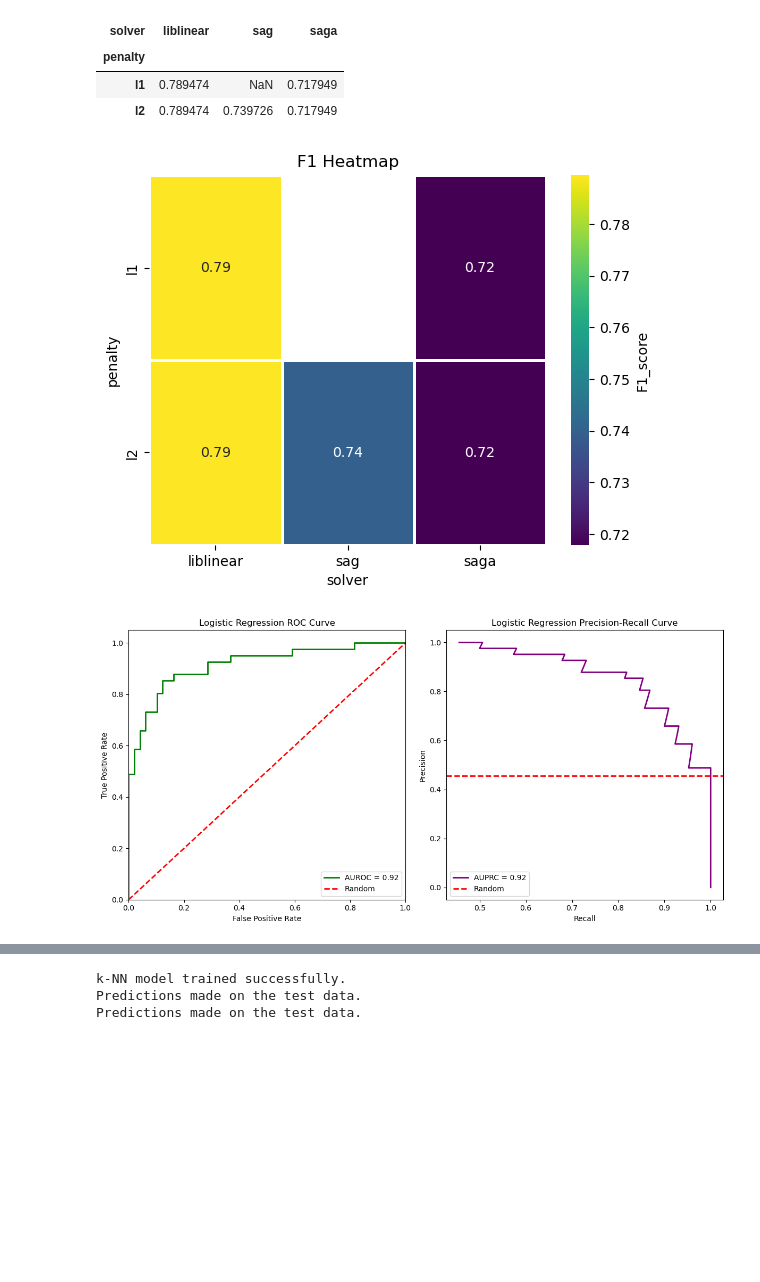
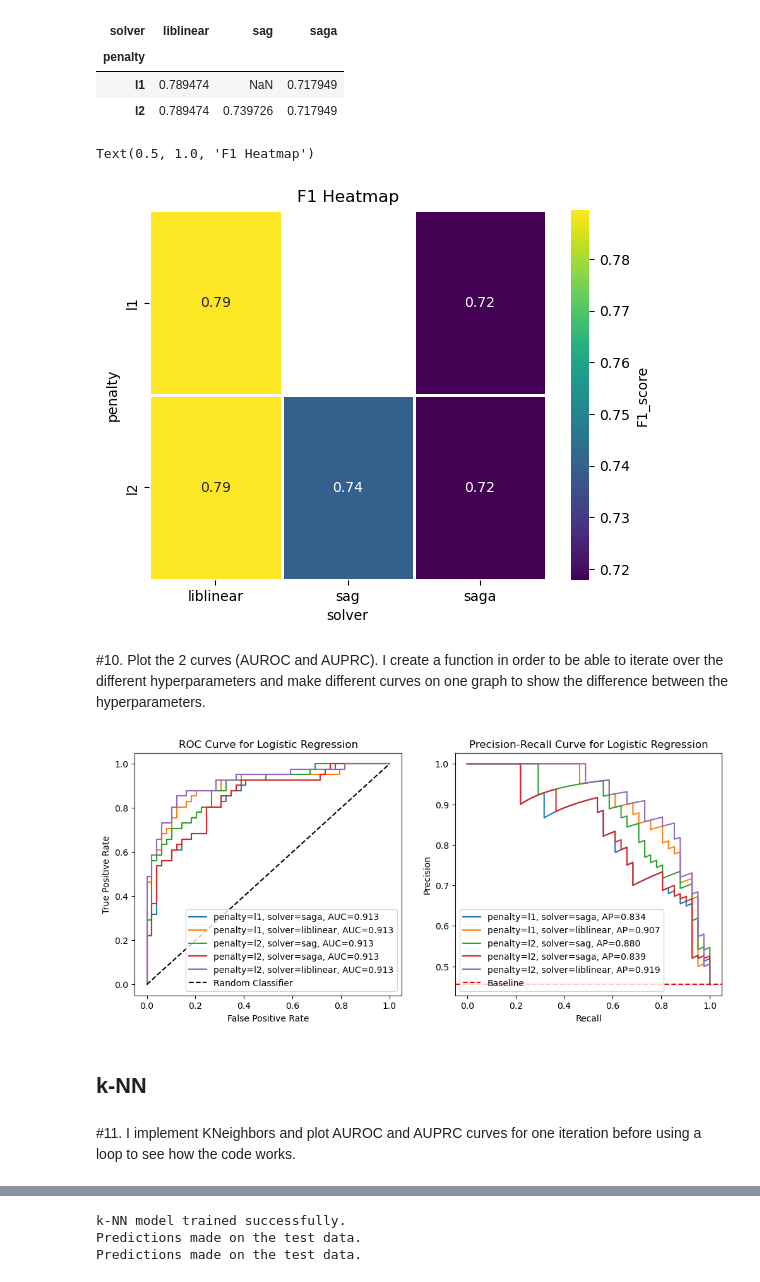
Before and after one commit to aleksandra-maciruta/BINF5507, a Jupyter notebook: Assignment_2/Scripts/main.ipynb, the cells around one changed output, grey strips where cells are left out. Cells and saved outputs as stored; diff of their text form; code cells hidden in the pictures; blank space fills up the shorter version.

```diff
--- a/Assignment_2/Scripts/main.ipynb
+++ b/Assignment_2/Scripts/main.ipynb
@@ -395,7 +417,9 @@ penalty_solvers = [
     if not (penalty == 'elasticnet' and solver in ['sag', 'saga', 'liblinear'])  # 'elasticnet' does not support these
 ]
 # %%
+# Make a loop that loops over the different hyperparameters. In the end you should have lists for all the visualizing you need.
 acc, f1, auroc, auprc = [], [], [], []
+precision_list, recall_list, avg_precision_list, roc_auc_list, fpr_list, tpr_list = [], [], [], [], [], []
 
 for (a, b) in penalty_solvers:
     try:
@@ -406,19 +430,24 @@ for (a, b) in penalty_solvers:
 
         ACC = sklearn.metrics.accuracy_score(y_test, y_pred)
         F1 = sklearn.metrics.f1_score(y_test, y_pred)
-
-        fpr, tpr, _ = sklearn.metrics.roc_curve(y_test, y_scores)
+        FPR, TPR, _ = sklearn.metrics.roc_curve(y_test, y_scores)
         AUROC = sklearn.metrics.auc(fpr, tpr)
 
         precision, recall, _ = sklearn.metrics.precision_recall_curve(y_test, y_scores)
         AUPRC = sklearn.metrics.auc(recall, precision)  # Correct order
+        avg_precision = sklearn.metrics.average_precision_score(y_test, y_scores)
 
         acc.append((a, b, ACC))
-
         f1.append((a, b, F1))
-
         auroc.append((a, b, AUROC, (fpr, tpr)))
         auprc.append((a, b, AUPRC, (recall, precision)))
 
+        fpr_list.append(FPR)
+        tpr_list.append(TPR)
+        roc_auc_list.append(AUROC)
+        precision_list.append(precision)
+        recall_list.append(recall)
+        avg_precision_list.append(avg_precision)
+
     except ValueError as e:
         print(f"Skipping (penalty={a}, solver={b}) due to error: {e}")
@@ -458,12 +489,51 @@ f1_heatmap
 | l1 | 0.789474 | NaN | 0.717949 |
 | l2 | 0.789474 | 0.739726 | 0.717949 |
 # %%
-ax = sns.heatmap(f1_heatmap,
+sns.heatmap(f1_heatmap,
              annot=True,
              cmap='viridis',
              linewidths=1,
              linecolor='white',
              cbar_kws={'label': 'F1_score'}).set_title("F1 Heatmap")
 # %% [output]
+Text(0.5, 1.0, 'F1 Heatmap')
 [figure]
+# %% [markdown]
+#10. Plot the 2 curves (AUROC and AUPRC). I create a function in order to be able to iterate over the different hyperparameters and make different curves on one graph to show the difference between the hyperparameters.
+# %%
+
+
+def plot_curves(tpr_list, fpr_list, roc_auc_list, precision_list, recall_list, avg_precision_list, penalty_solvers, model_name, baseline):
+    plt.figure(figsize=(12, 5))
+
+    # ROC Curve
+    plt.subplot(1, 2, 1)
+    for i, (penalty, solver) in enumerate(penalty_solvers):
+        plt.plot(fpr_list[i], tpr_list[i], label=f'penalty={penalty}, solver={solver}, AUC={roc_auc_list[i]:.3f}')
+    plt.plot([0, 1], [0, 1], 'k--', label="Random Classifier")
+    plt.xlabel("False Positive Rate")
+    plt.ylabel("True Positive Rate")
+    plt.title(f"ROC Curve for {model_name}")
+    plt.legend()
+
+    # Precision-Recall Curve
+    plt.subplot(1, 2, 2)
+    for i, (penalty, solver) in enumerate(penalty_solvers):
+        plt.plot(recall_list[i], precision_list[i], label=f'penalty={penalty}, solver={solver}, AP={avg_precision_list[i]:.3f}')
+    plt.axhline(y=baseline, color='r', linestyle='--', label="Baseline")
+    plt.xlabel("Recall")
+    plt.ylabel("Precision")
+    plt.title(f"Precision-Recall Curve for {model_name}")
+    plt.legend()
+
+    plt.show()
+
+# Call the function to plot the curves
+plot_curves(tpr_list, fpr_list, roc_auc_list, precision_list, recall_list, avg_precision_list, penalty_solvers, "Logistic Regression", y_test.mean())
+# %% [output]
+[figure, added]
+# %% [markdown]
+## k-NN
+# %% [markdown]
+#11. I implement KNeighbors and plot AUROC and AUPRC curves for one iteration before using a loop to see how the code works.
 # %%
@@ -491,15 +563,3 @@ def plot_curves(tpr, fpr, auroc, precision,recall, auprc, model_name, minority_c
 
     plt.tight_layout()
     plt.show()
-# %%
-# Extract values correctly
-auroc_value = auroc[-1][2]
-fpr, tpr = auroc[-1][3]
-
-auprc_value = auprc[-1][2]
-precision, recall = auprc[-1][3]
-
-# Call the function with the correct number of arguments
-plot_curves(tpr, fpr, auroc_value, precision, recall, auprc_value, "Logistic Regression", minority_class=1)
-# %% [output]
-[figure, removed]
```
Also changed, not shown: parts of 56 cells of this notebook, 10 other files.
